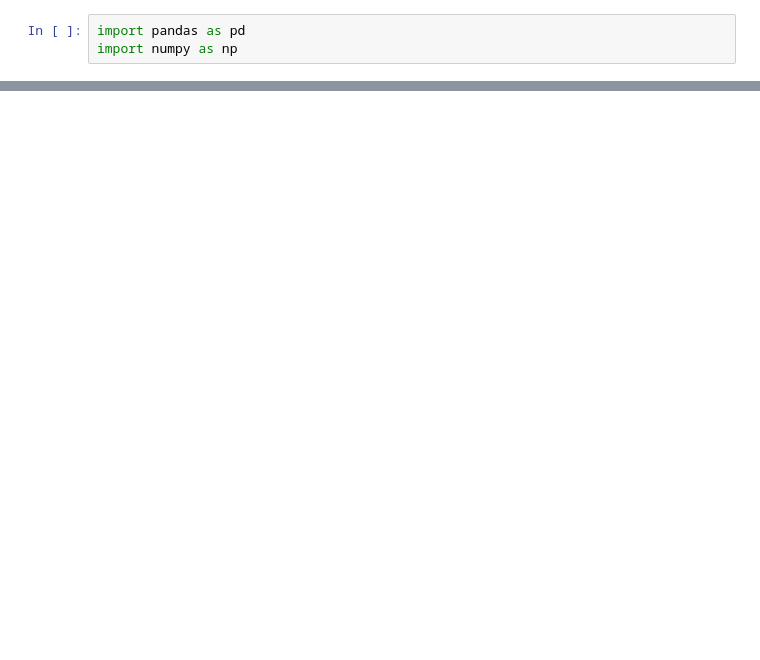
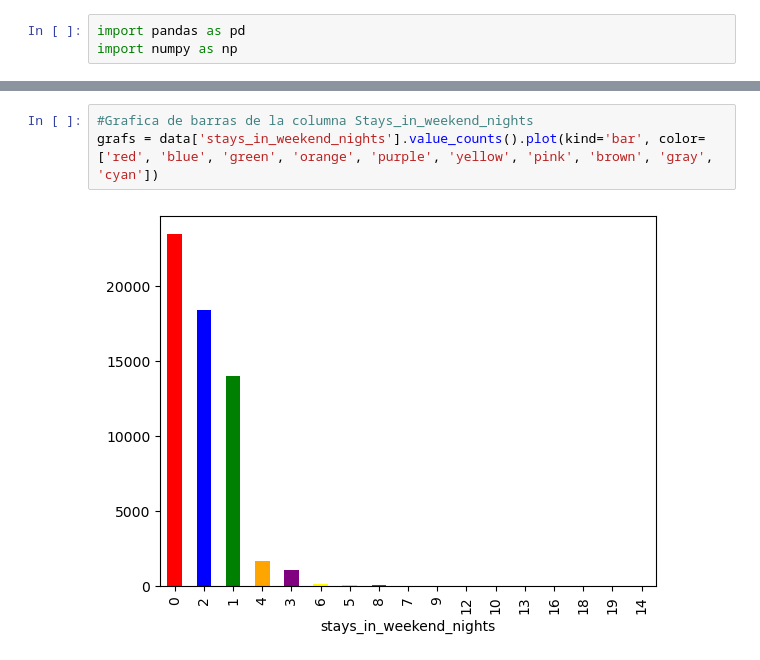
Before and after one commit to CatGelvez01/Ciencia_de_datos_aplicada_taller-1, a Jupyter notebook: taller1.ipynb, the cells around one changed output, grey strips where cells are left out. Drawn from its saved outputs; the diff is of its cells as text; blank space fills up the shorter version.

```diff
--- a/taller1.ipynb
+++ b/taller1.ipynb
@@ -10,0 +288,5 @@ FileNotFoundError: [Errno 2] No such file or directory: 'hotel_bookings_modified
+# %%
+#Grafica de barras de la columna Stays_in_weekend_nights
+grafs = data['stays_in_weekend_nights'].value_counts().plot(kind='bar', color=['red', 'blue', 'green', 'orange', 'purple', 'yellow', 'pink', 'brown', 'gray', 'cyan'])
+# %% [output]
+[figure, added]
```
Also changed, not shown: parts of 55 cells of this notebook, 2 other files.
